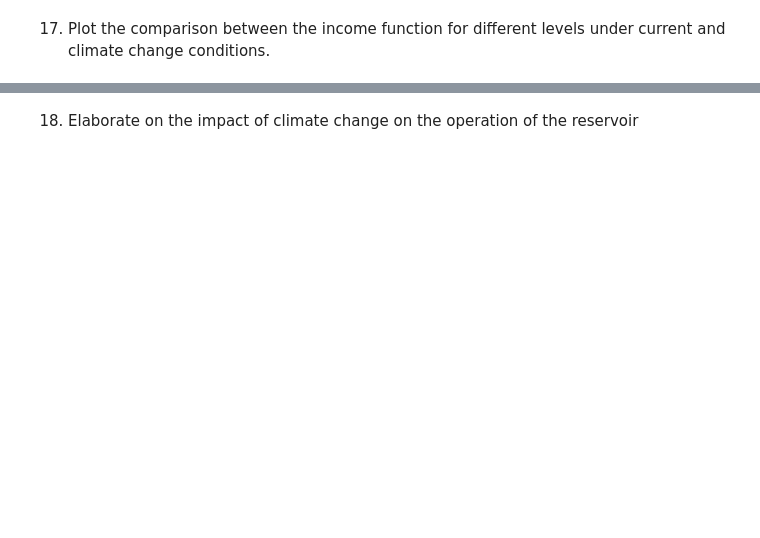
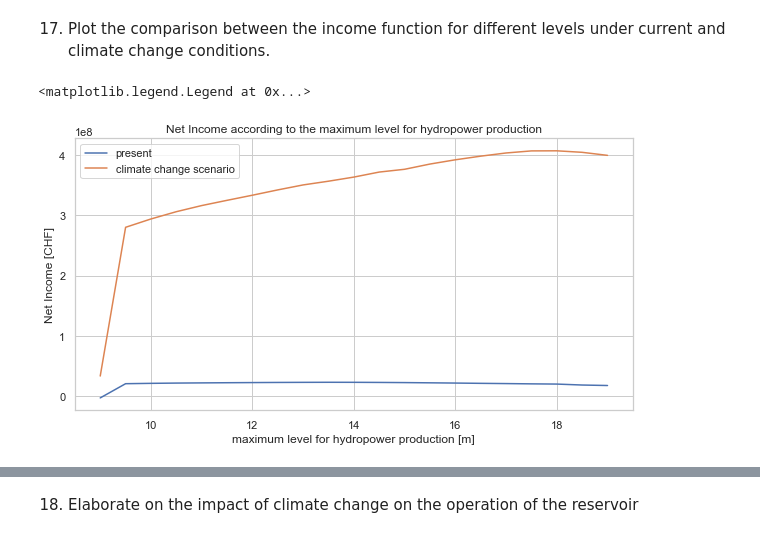
Before and after one commit to romainphan/WRE, a Jupyter notebook: Main.ipynb, the cells around one changed output, grey strips where cells are left out. Saved outputs shown, nothing was run; the diff lists cells and outputs as text; code cells hidden in the pictures; blank space fills up the shorter version.

```diff
--- a/Main.ipynb
+++ b/Main.ipynb
@@ -301,7 +311,12 @@ Text(0.5, 1.0, 'Average annual energy production')
 and climate change conditions.
 # %%
 figure=plt.figure(figsize=(10,5))
-plt.plot(lmax,money)
+plt.plot(lmax,money,label="present")
+plt.plot(lmax,money_f,label="climate change scenario")
 plt.xlabel("maximum level for hydropower production [m]")
 plt.ylabel("Net Income [CHF]")
 plt.title("Net Income according to the maximum level for hydropower production")
+plt.legend()
+# %% [output]
+<matplotlib.legend.Legend at 0x...>
+[figure, added]
```
Also changed, not shown: parts of 9 cells of this notebook.
